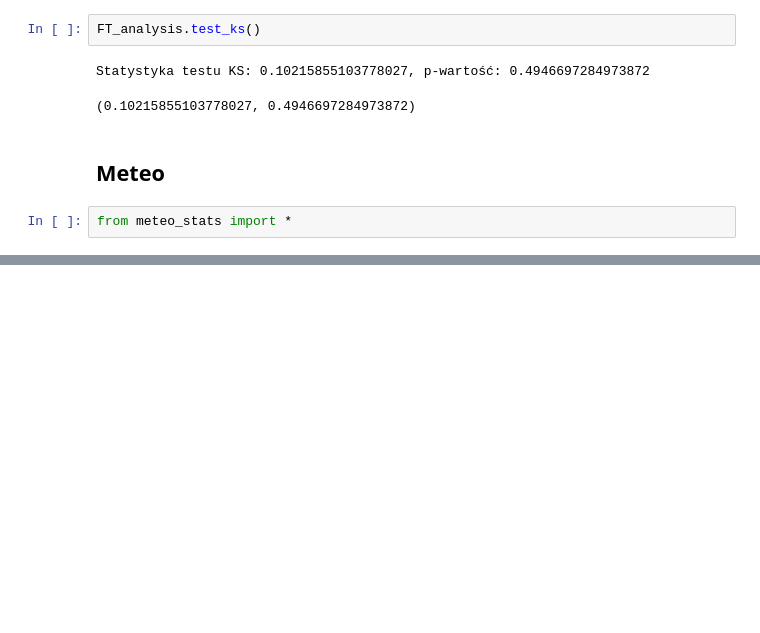
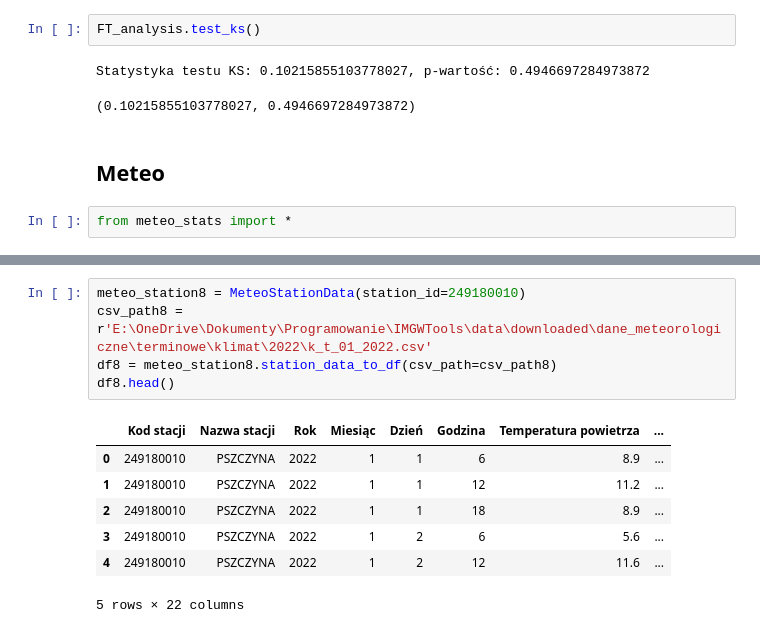
Before and after one commit to Daldek/IMGWTools, a Jupyter notebook: Notebooks/Stats.ipynb, the cells around one changed output, grey strips where cells are left out. Saved outputs shown, nothing was run; the diff lists cells and outputs as text; blank space fills up the shorter version.

```diff
--- a/Notebooks/Stats.ipynb
+++ b/Notebooks/Stats.ipynb
@@ -136,0 +259,13 @@ Tmean: 1.01
+# %%
+meteo_station8 = MeteoStationData(station_id=249180010)
+csv_path8 = r'E:\OneDrive\Dokumenty\Programowanie\IMGWTools\data\downloaded\dane_meteorologiczne\terminowe\klimat\2022\k_t_01_2022.csv'
+df8 = meteo_station8.station_data_to_df(csv_path=csv_path8)
+df8.head()
+# %% [output]
+|  | Kod stacji | Nazwa stacji | Rok | Miesiąc | Dzień | Godzina | Temperatura powietrza | ... |
+| 0 | 249180010 | PSZCZYNA | 2022 | 1 | 1 | 6 | 8.9 | ... |
+| 1 | 249180010 | PSZCZYNA | 2022 | 1 | 1 | 12 | 11.2 | ... |
+| 2 | 249180010 | PSZCZYNA | 2022 | 1 | 1 | 18 | 8.9 | ... |
+| 3 | 249180010 | PSZCZYNA | 2022 | 1 | 2 | 6 | 5.6 | ... |
+| 4 | 249180010 | PSZCZYNA | 2022 | 1 | 2 | 12 | 11.6 | ... |
+5 rows × 22 columns
```
Also changed, not shown: parts of 19 cells of this notebook, 3 other files.
